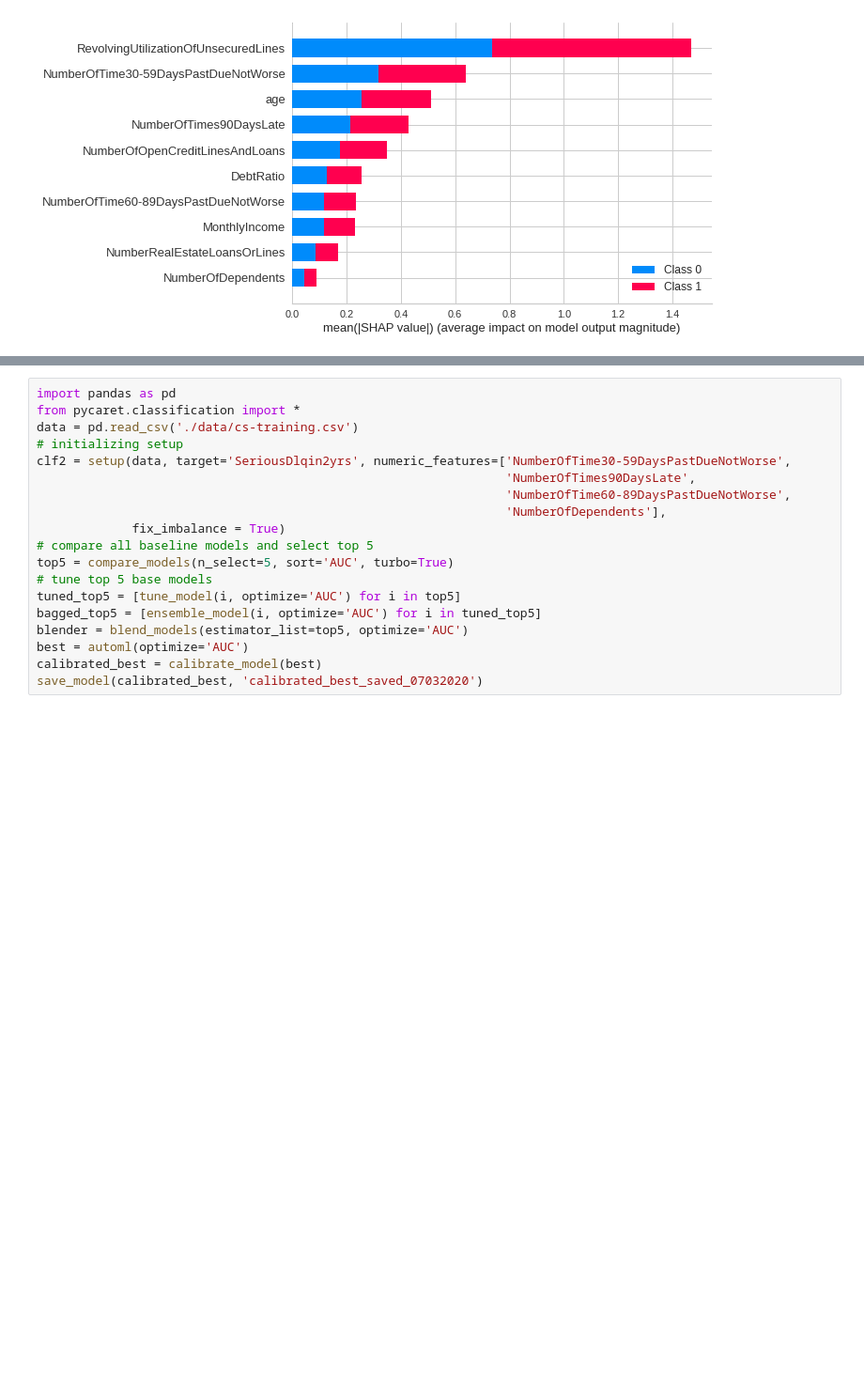
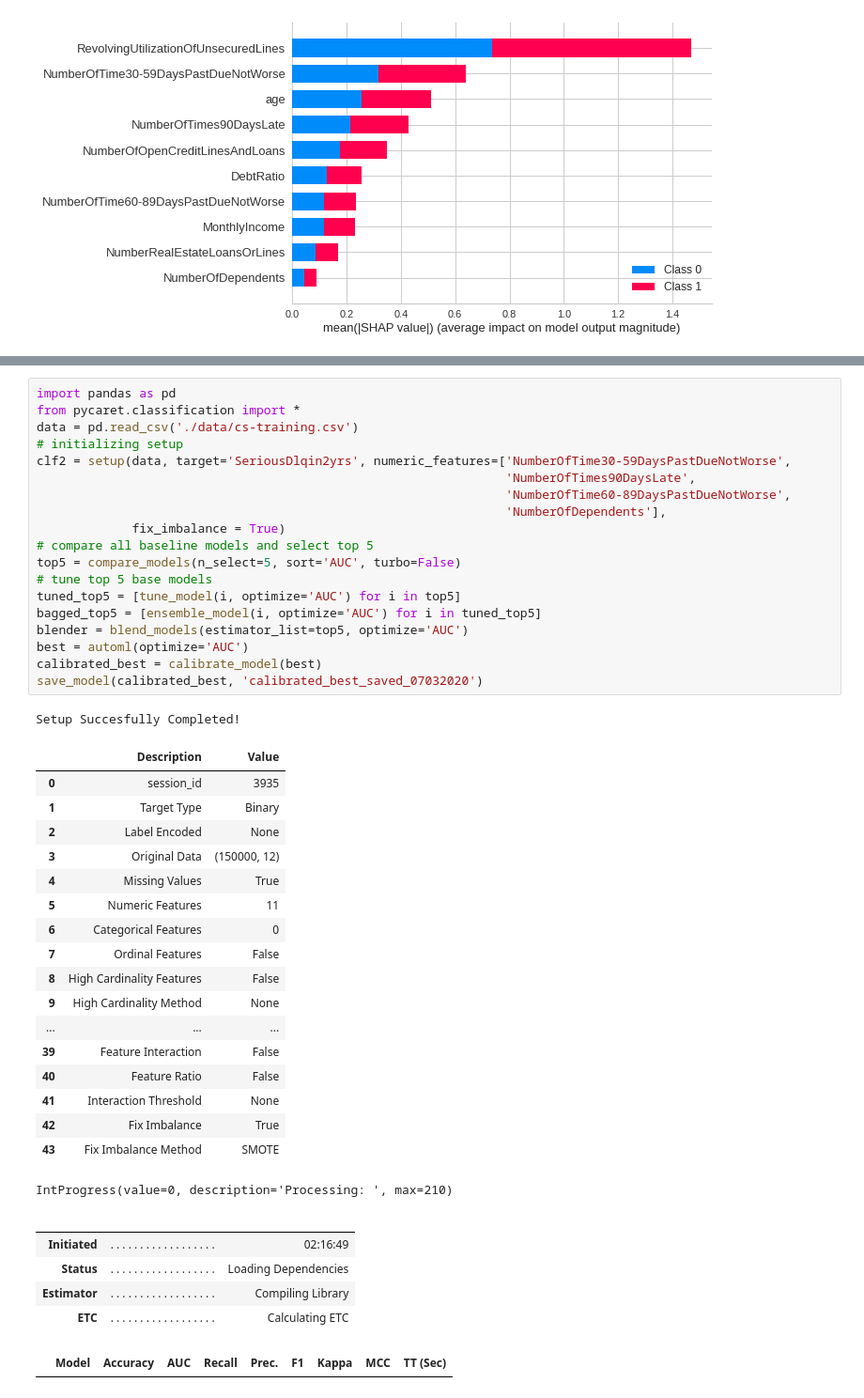
Before and after one commit to iamNCJ/Give-Me-Some-Credit, a Jupyter notebook: model/pycaret_model.ipynb, the cells around one changed output, grey strips where cells are left out. Shown at 94% size. Saved outputs shown, nothing was run; the diff lists cells and outputs as text; blank space fills up the shorter version.

```diff
--- a/model/pycaret_model.ipynb
+++ b/model/pycaret_model.ipynb
@@ -172,19 +172,46 @@ INFO:logs:interpret_model() succesfully completed...............................
 # %%
 import pandas as pd
 from pycaret.classification import *
 data = pd.read_csv('./data/cs-training.csv')
 # initializing setup
 clf2 = setup(data, target='SeriousDlqin2yrs', numeric_features=['NumberOfTime30-59DaysPastDueNotWorse',
                                                                 'NumberOfTimes90DaysLate',
                                                                 'NumberOfTime60-89DaysPastDueNotWorse',
                                                                 'NumberOfDependents'],
              fix_imbalance = True)
 # compare all baseline models and select top 5
-top5 = compare_models(n_select=5, sort='AUC', turbo=True)
+top5 = compare_models(n_select=5, sort='AUC', turbo=False)
 # tune top 5 base models
 tuned_top5 = [tune_model(i, optimize='AUC') for i in top5]
 bagged_top5 = [ensemble_model(i, optimize='AUC') for i in tuned_top5]
 blender = blend_models(estimator_list=top5, optimize='AUC')
 best = automl(optimize='AUC')
 calibrated_best = calibrate_model(best)
 save_model(calibrated_best, 'calibrated_best_saved_07032020')
+# %% [output]
+Setup Succesfully Completed!
+|  | Description | Value |
+| 0 | session_id | 3935 |
+| 1 | Target Type | Binary |
+| 2 | Label Encoded | None |
+| 3 | Original Data | (150000, 12) |
+| 4 | Missing Values | True |
+| 5 | Numeric Features | 11 |
+| 6 | Categorical Features | 0 |
+| 7 | Ordinal Features | False |
+| 8 | High Cardinality Features | False |
+| 9 | High Cardinality Method | None |
+| ... | ... | ... |
+| 39 | Feature Interaction | False |
+| 40 | Feature Ratio | False |
+| 41 | Interaction Threshold | None |
+| 42 | Fix Imbalance | True |
+| 43 | Fix Imbalance Method | SMOTE |
+IntProgress(value=0, description='Processing: ', max=210)
+|  |  |  |
+|  |  |  |
+| Initiated | . . . . . . . . . . . . . . . . . . | 02:16:49 |
+| Status | . . . . . . . . . . . . . . . . . . | Loading Dependencies |
+| Estimator | . . . . . . . . . . . . . . . . . . | Compiling Library |
+| ETC | . . . . . . . . . . . . . . . . . . | Calculating ETC |
+|  | Model | Accuracy | AUC | Recall | Prec. | F1 | Kappa | MCC | TT (Sec) |
```
Also changed, not shown: 1 other file.
